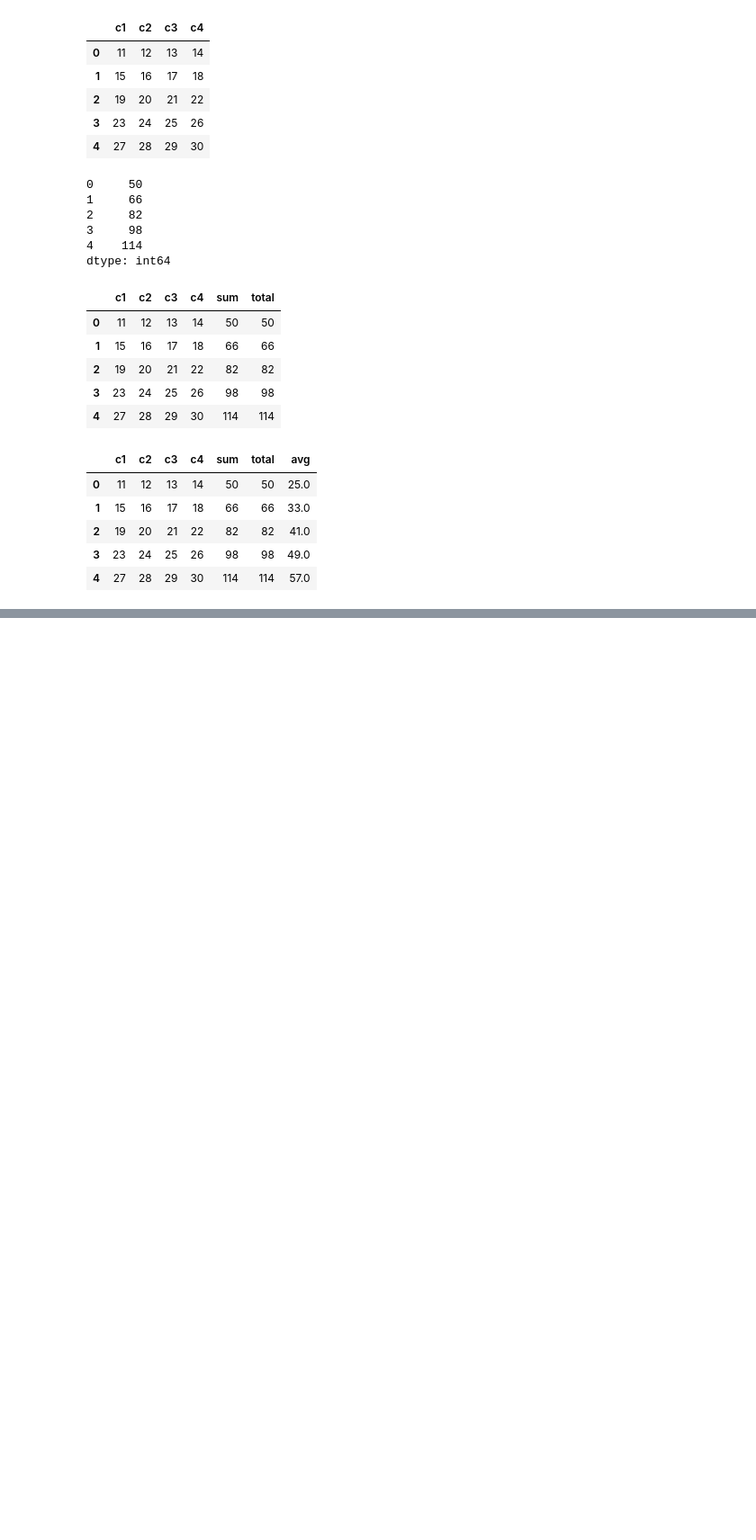
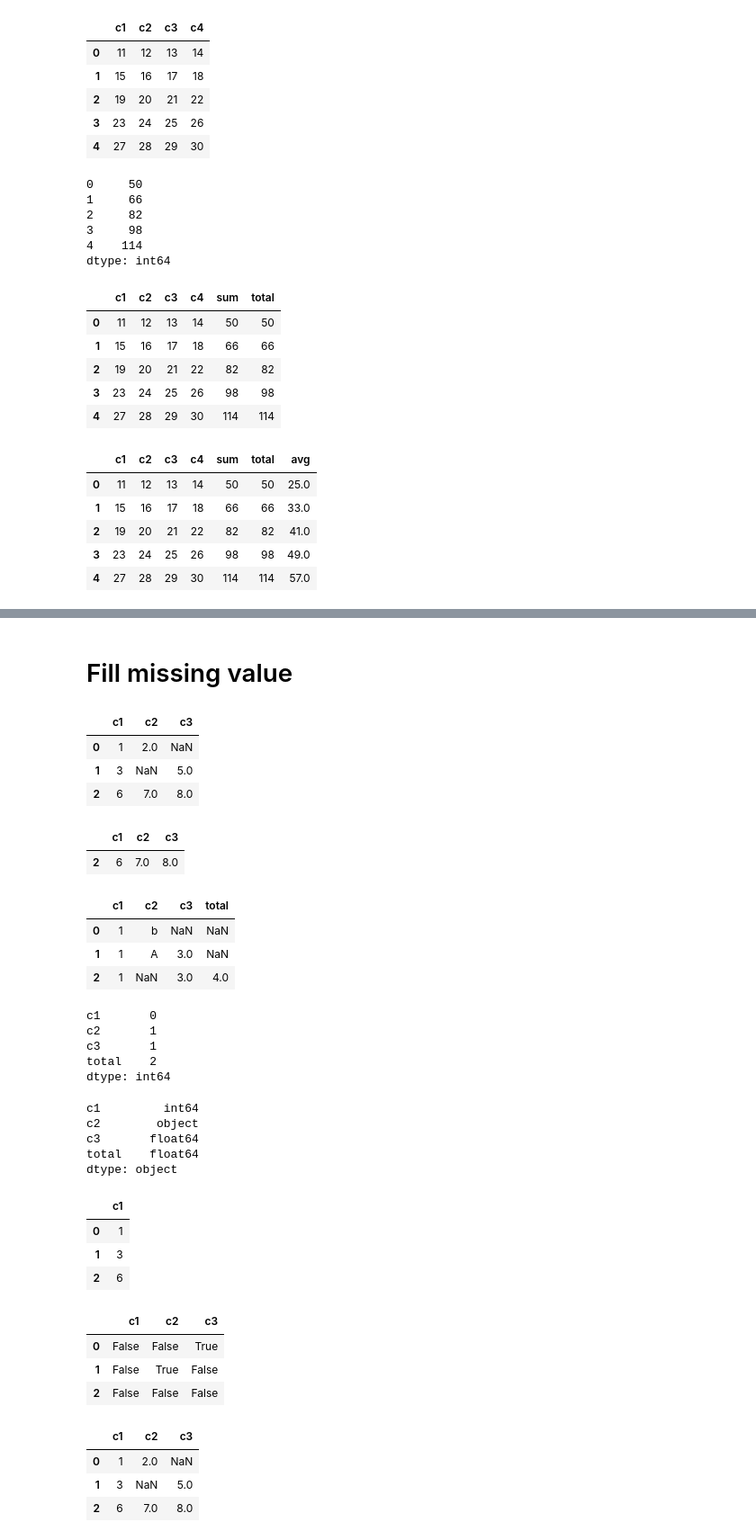
Before and after one commit to vengleab/sunrise-data-science-2024, a Jupyter notebook: Python-for-data-science/pandas.ipynb, the cells around one changed output, grey strips where cells are left out. Shown: that part at 90% size. Drawn from its saved outputs; the diff is of its cells as text; code cells hidden in the pictures; blank space fills up the shorter version.

Commit message:
fill missing value

```diff
--- a/Python-for-data-science/pandas.ipynb
+++ b/Python-for-data-science/pandas.ipynb
@@ -366,0 +418,65 @@ data.append(pd.Series(data.sum(), name="Total"))
+# %% [markdown]
+# Fill missing value
+# %%
+lst = [
+    [1,2, None],
+    [3,None, 5],
+    [6,7,8],
+]
+data = pd.DataFrame(lst, columns=["c1", "c2", "c3"])
+data
+# %% [output]
+|  | c1 | c2 | c3 |
+| 0 | 1 | 2.0 | NaN |
+| 1 | 3 | NaN | 5.0 |
+| 2 | 6 | 7.0 | 8.0 |
+# %%
+data.dropna(axis=0)
+# %% [output]
+|  | c1 | c2 | c3 |
+| 2 | 6 | 7.0 | 8.0 |
+# %%
+book = pd.read_excel("Book1.xlsx")
+book
+# %% [output]
+|  | c1 | c2 | c3 | total |
+| 0 | 1 | b | NaN | NaN |
+| 1 | 1 | A | 3.0 | NaN |
+| 2 | 1 | NaN | 3.0 | 4.0 |
+# %%
+book.isna().sum()
+# %% [output]
+c1       0
+c2       1
+c3       1
+total    2
+dtype: int64
+# %%
+book.dtypes
+# %% [output]
+c1         int64
+c2        object
+c3       float64
+total    float64
+dtype: object
+# %%
+data.dropna(axis=1)
+# %% [output]
+|  | c1 |
+| 0 | 1 |
+| 1 | 3 |
+| 2 | 6 |
+# %%
+data.isna()
+# %% [output]
+|  | c1 | c2 | c3 |
+| 0 | False | False | True |
+| 1 | False | True | False |
+| 2 | False | False | False |
+# %%
+data
+# %% [output]
+|  | c1 | c2 | c3 |
+| 0 | 1 | 2.0 | NaN |
+| 1 | 3 | NaN | 5.0 |
+| 2 | 6 | 7.0 | 8.0 |
```
Also changed, not shown: parts of 14 cells of this notebook, 1 other file.
